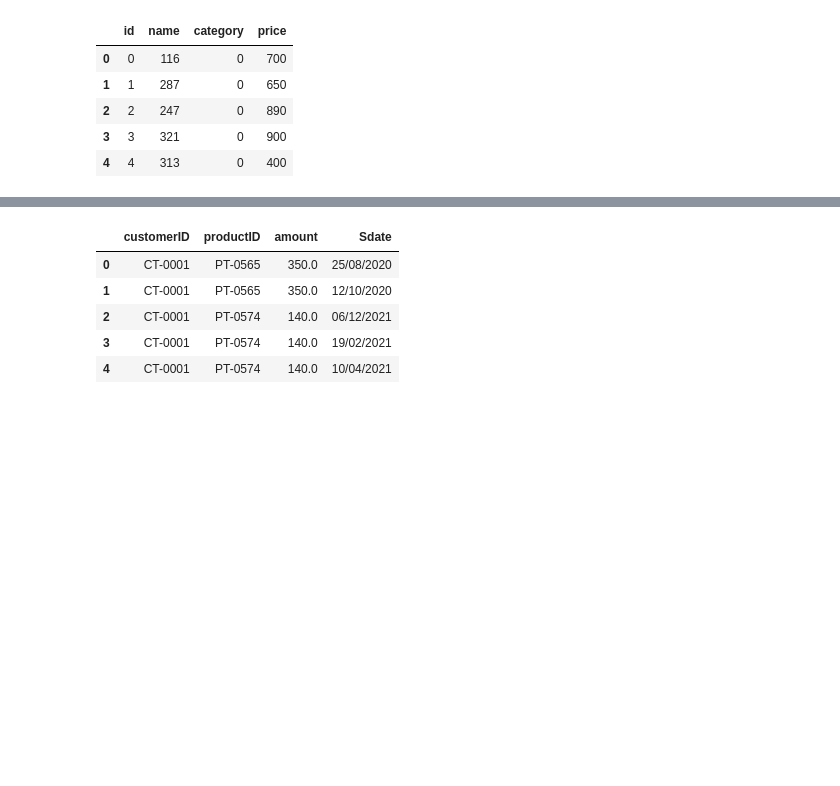
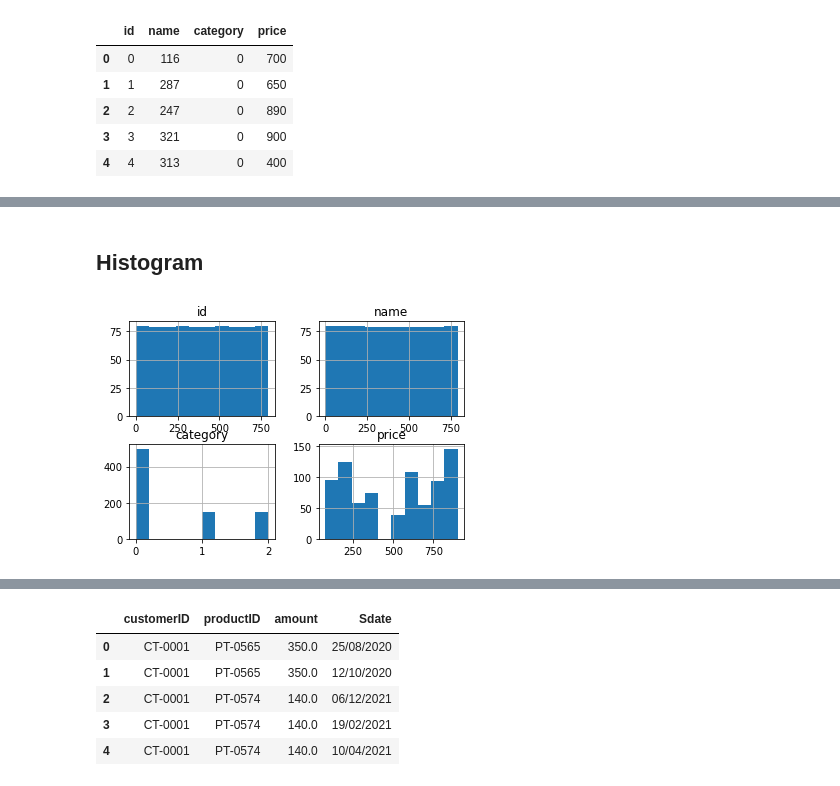
Before and after one commit to saharkhmissi11/customers-segmentation, a Jupyter notebook: customers_segmentation.ipynb, the cells around one changed output, grey strips where cells are left out. Cells and saved outputs as stored; diff of their text form; code cells hidden in the pictures; blank space fills up the shorter version.

```diff
--- a/customers_segmentation.ipynb
+++ b/customers_segmentation.ipynb
@@ -184,0 +231,7 @@ products.head()
+# %% [markdown]
+## Histogram
+# %%
+products.hist()
+plt.show()
+# %% [output]
+[figure, added]
```
Also changed, not shown: parts of 26 cells of this notebook.
